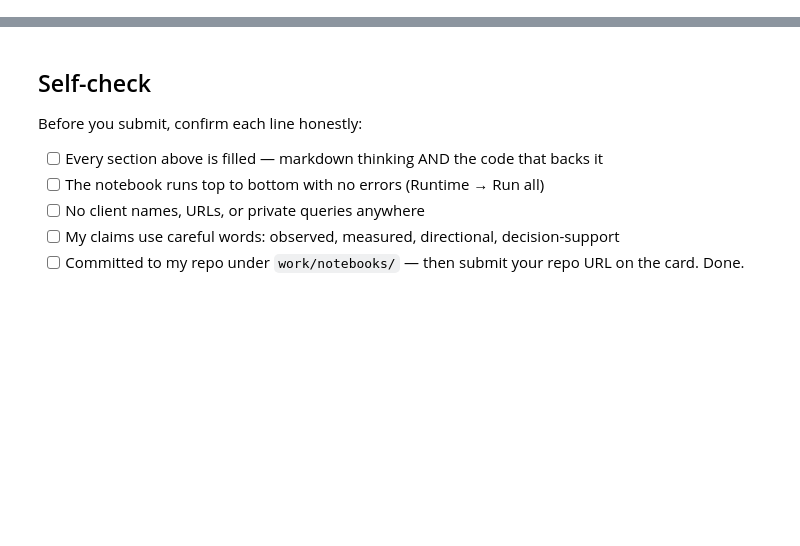
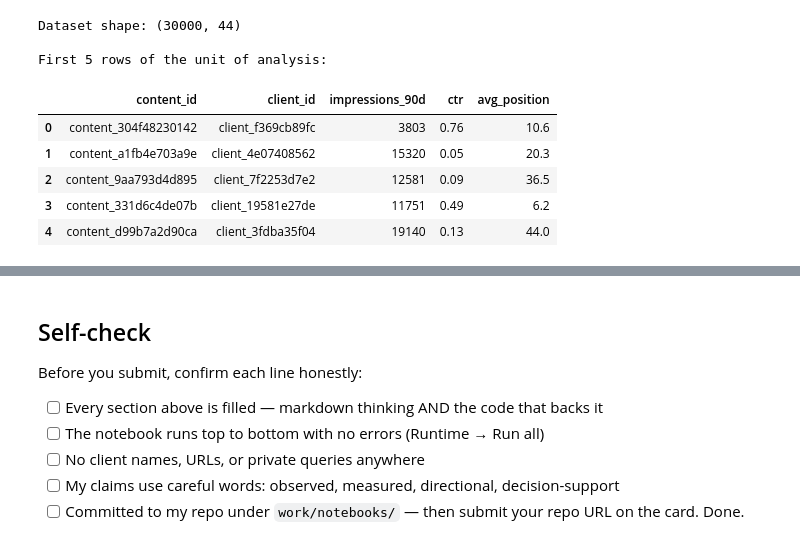
Before and after one commit to dipson-mishra/flyrank-ml, a Jupyter notebook: work/notebooks/w02_ml_task_framing.ipynb, the cells around one changed output, grey strips where cells are left out. Saved outputs shown, nothing was run; the diff lists cells and outputs as text; code cells hidden in the pictures; blank space fills up the shorter version.

```diff
--- a/work/notebooks/w02_ml_task_framing.ipynb
+++ b/work/notebooks/w02_ml_task_framing.ipynb
@@ -43,0 +46,26 @@ This skeleton is yours to fill. Work the sections **in order** — each one has
+# %%
+import os
+import pandas as pd
+
+# Self-contained path resolution: works no matter what cell ran before,
+# and no matter what folder Jupyter happens to launch from.
+notebook_dir = os.getcwd()
+project_root = os.path.abspath(os.path.join(notebook_dir, "..", ".."))
+csv_path = os.path.join(project_root, "data", "raw", "content_refresh_anonymized.csv")
+
+df = pd.read_csv(csv_path)
+
+# Show the unit of analysis: one row per content item
+print(f"Dataset shape: {df.shape}")
+print("\nFirst 5 rows of the unit of analysis:")
+display(df[['content_id', 'client_id', 'impressions_90d', 'ctr', 'avg_position']].head())
+# %% [output]
+Dataset shape: (30000, 44)
+
+First 5 rows of the unit of analysis:
+|  | content_id | client_id | impressions_90d | ctr | avg_position |
+| 0 | content_304f48230142 | client_f369cb89fc | 3803 | 0.76 | 10.6 |
+| 1 | content_a1fb4e703a9e | client_4e07408562 | 15320 | 0.05 | 20.3 |
+| 2 | content_9aa793d4d895 | client_7f2253d7e2 | 12581 | 0.09 | 36.5 |
+| 3 | content_331d6c4de07b | client_19581e27de | 11751 | 0.49 | 6.2 |
+| 4 | content_d99b7a2d90ca | client_3fdba35f04 | 19140 | 0.13 | 44.0 |
```
Also changed, not shown: parts of 13 cells of this notebook, 3 other files.
